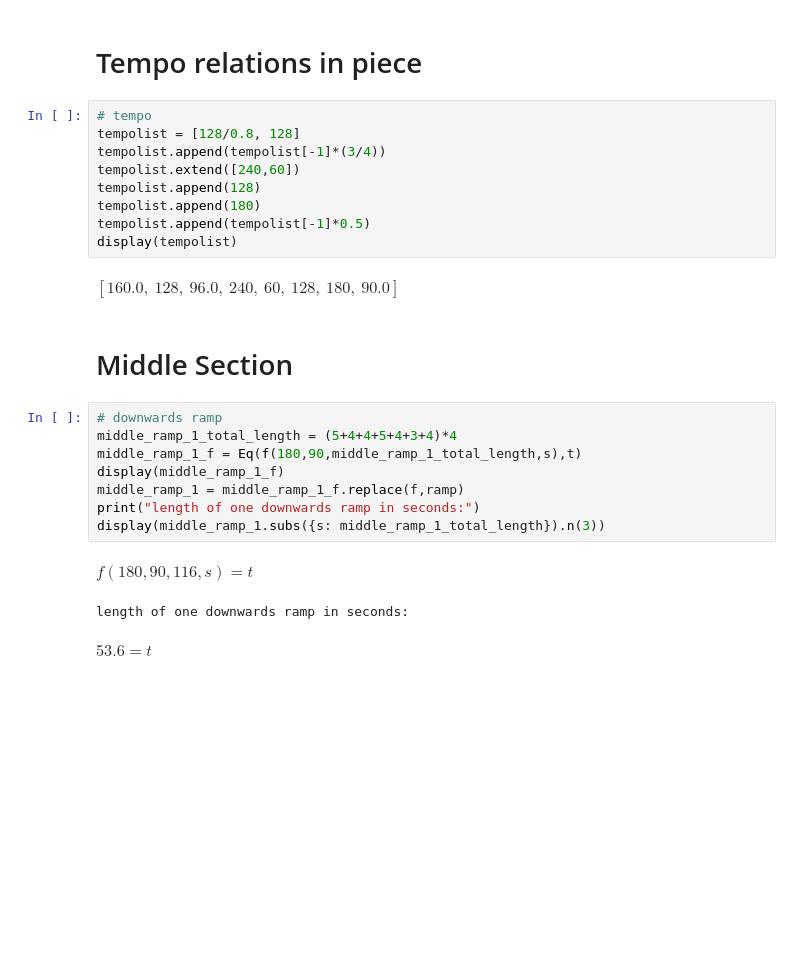
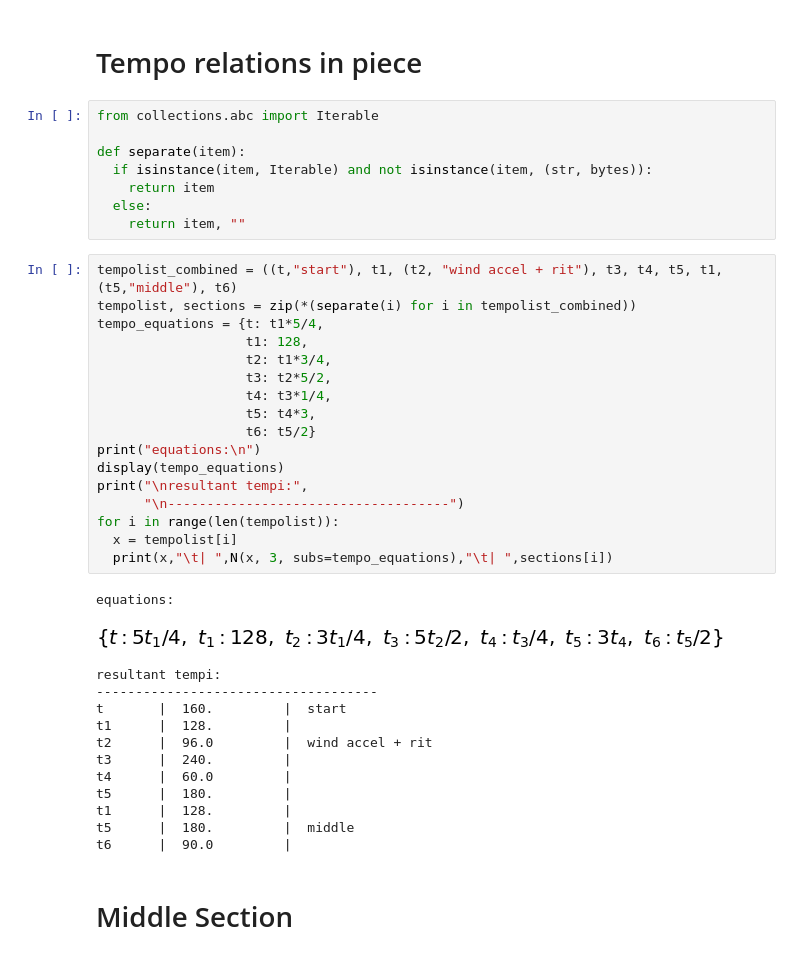
Before and after one commit to SG60/2021-multi-group-piece, a Jupyter notebook: Tempos.ipynb, the cells around one changed output. Drawn from its saved outputs; the diff is of its cells as text; blank space fills up the shorter version.

```diff
--- a/Tempos.ipynb
+++ b/Tempos.ipynb
@@ -204,27 +204,43 @@ $\displaystyle 39.5500423920519$
 # %% [markdown]
 # Tempo relations in piece
-# %%
-# tempo
-tempolist = [128/0.8, 128]
-tempolist.append(tempolist[-1]*(3/4))
-tempolist.extend([240,60])
-tempolist.append(128)
-tempolist.append(180)
-tempolist.append(tempolist[-1]*0.5)
-display(tempolist)
-# %% [output]
-$\displaystyle \left[ 160.0, \  128, \  96.0, \  240, \  60, \  128, \  180, \  90.0\right]$
+# %%
+from collections.abc import Iterable
+
+def separate(item):
+  if isinstance(item, Iterable) and not isinstance(item, (str, bytes)):
+    return item
+  else:
+    return item, ""
+# %%
+tempolist_combined = ((t,"start"), t1, (t2, "wind accel + rit"), t3, t4, t5, t1, (t5,"middle"), t6)
+tempolist, sections = zip(*(separate(i) for i in tempolist_combined))
+tempo_equations = {t: t1*5/4,
+                   t1: 128,
+                   t2: t1*3/4,
+                   t3: t2*5/2,
+                   t4: t3*1/4,
+                   t5: t4*3,
+                   t6: t5/2}
+print("equations:\n")
+display(tempo_equations)
+print("\nresultant tempi:",
+      "\n------------------------------------")
+for i in range(len(tempolist)):
+  x = tempolist[i]
+  print(x,"\t| ",N(x, 3, subs=tempo_equations),"\t| ",sections[i])
+# %% [output]
+equations:
+[figure, added]
+resultant tempi:
+------------------------------------
+t       |  160.         |  start
+t1      |  128.         |
+t2      |  96.0         |  wind accel + rit
+t3      |  240.         |
+t4      |  60.0         |
+t5      |  180.         |
+t1      |  128.         |
+t5      |  180.         |  middle
+t6      |  90.0         |
 # %% [markdown]
 # Middle Section
-# %%
-# downwards ramp
-middle_ramp_1_total_length = (5+4+4+5+4+3+4)*4
-middle_ramp_1_f = Eq(f(180,90,middle_ramp_1_total_length,s),t)
-display(middle_ramp_1_f)
-middle_ramp_1 = middle_ramp_1_f.replace(f,ramp)
-print("length of one downwards ramp in seconds:")
-display(middle_ramp_1.subs({s: middle_ramp_1_total_length}).n(3))
-# %% [output]
-$\displaystyle f{\left(180,90,116,s \right)} = t$
-length of one downwards ramp in seconds:
-$\displaystyle 53.6 = t$
```
Also changed, not shown: parts of 15 cells of this notebook.
